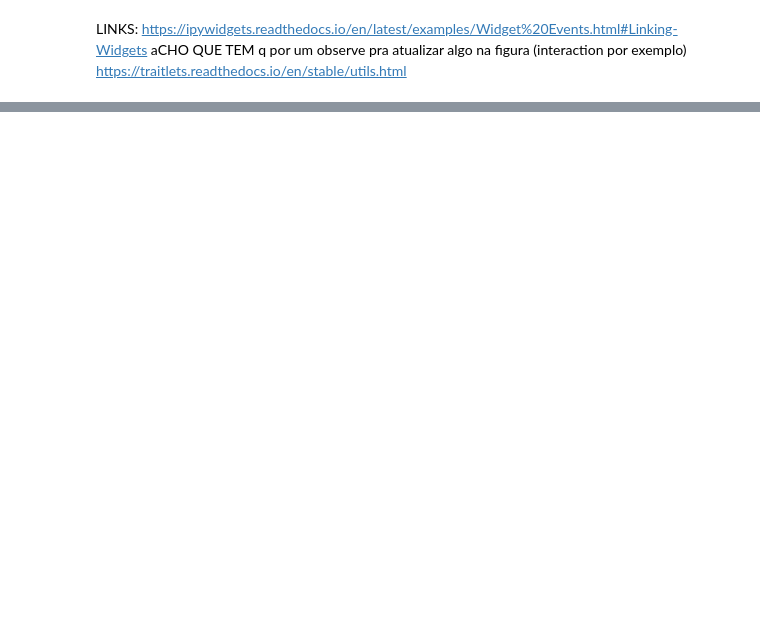
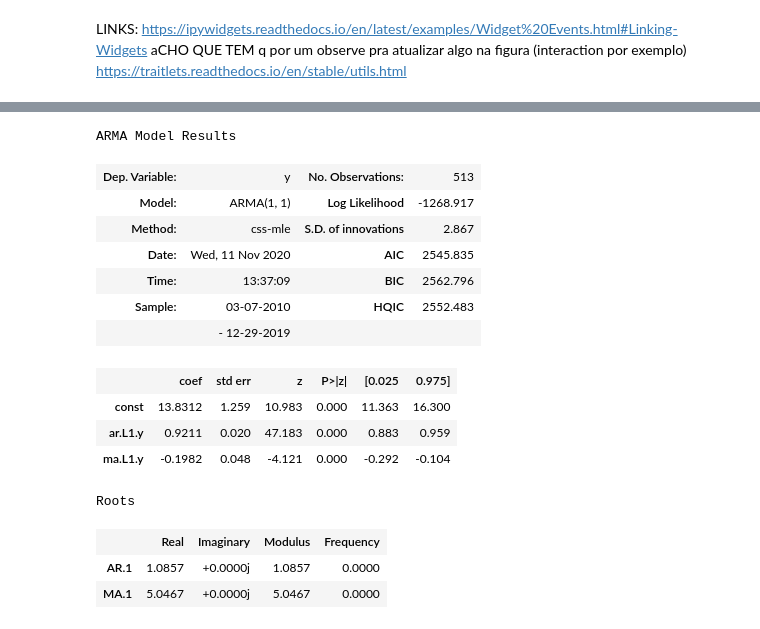
Before and after one commit to zoccoler/GETS_App_binder, a Jupyter notebook: Interface_temporal_GETS.ipynb, the cells around one changed output, grey strips where cells are left out. Cells and saved outputs as stored; diff of their text form; code cells hidden in the pictures; blank space fills up the shorter version.

```diff
--- a/Interface_temporal_GETS.ipynb
+++ b/Interface_temporal_GETS.ipynb
@@ -688,2 +1082,4 @@ proximos12
 # %%
 from statsmodels.tsa.arima_model import ARIMA
+# %%
+ts3_train = ts3[ts3.index<'2020']
@@ -689,0 +1092,23 @@ from statsmodels.tsa.arima_model import ARIMA
+# %%
+model = ARIMA(ts3_train, order=(1,0,1))
+# %%
+model_fit = model.fit()
+# %%
+model_fit.summary()
+# %% [output]
+ARMA Model Results
+| Dep. Variable: | y | No. Observations: | 513 |
+| Model: | ARMA(1, 1) | Log Likelihood | -1268.917 |
+| Method: | css-mle | S.D. of innovations | 2.867 |
+| Date: | Wed, 11 Nov 2020 | AIC | 2545.835 |
+| Time: | 13:37:09 | BIC | 2562.796 |
+| Sample: | 03-07-2010 | HQIC | 2552.483 |
+|  | - 12-29-2019 |  |  |
+|  | coef | std err | z | P>|z| | [0.025 | 0.975] |
+| const | 13.8312 | 1.259 | 10.983 | 0.000 | 11.363 | 16.300 |
+| ar.L1.y | 0.9211 | 0.020 | 47.183 | 0.000 | 0.883 | 0.959 |
+| ma.L1.y | -0.1982 | 0.048 | -4.121 | 0.000 | -0.292 | -0.104 |
+Roots
+|  | Real | Imaginary | Modulus | Frequency |
+| AR.1 | 1.0857 | +0.0000j | 1.0857 | 0.0000 |
+| MA.1 | 5.0467 | +0.0000j | 5.0467 | 0.0000 |
```
Also changed, not shown: parts of 55 cells of this notebook, 2 other files.
